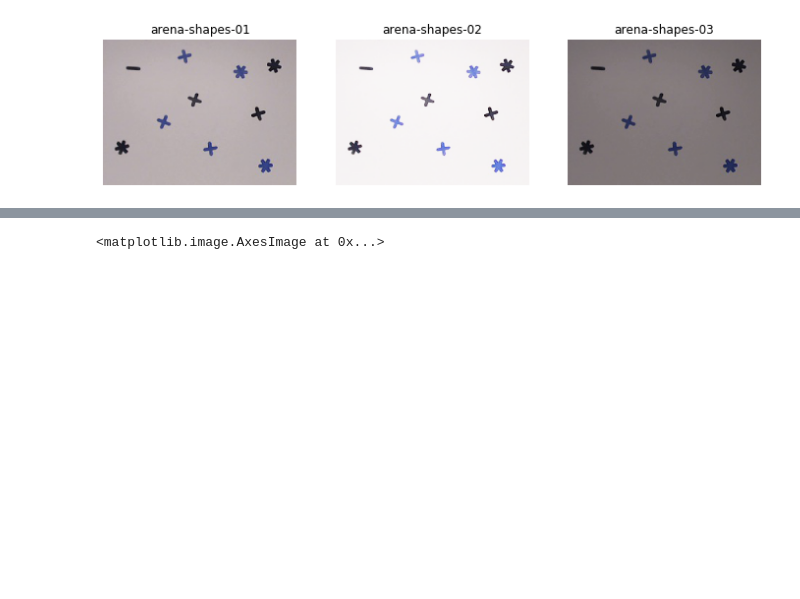
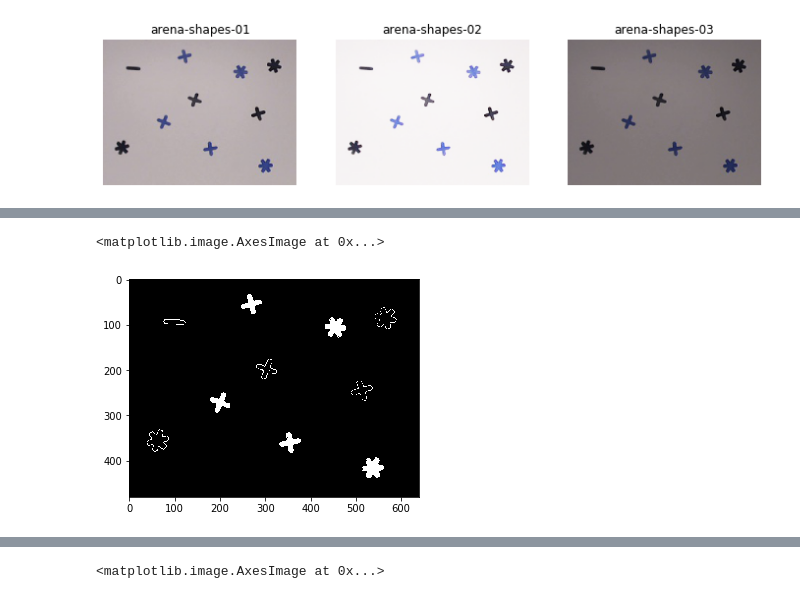
Before and after one commit to Jiang15/Image_analysis_and_pattern-recognition, a Jupyter notebook: Lab 1/lab_01_segmentation.ipynb, the cells around one changed output, grey strips where cells are left out. Saved outputs shown, nothing was run; the diff lists cells and outputs as text; code cells hidden in the pictures; blank space fills up the shorter version.

```diff
--- a/Lab 1/lab_01_segmentation.ipynb
+++ b/Lab 1/lab_01_segmentation.ipynb
@@ -708,0 +728,7 @@ plt.show()
+# %%
+k2=kmeans.copy()
+k2[k2!=2]=0
+plt.imshow(k2.reshape(img.shape[:2]), cmap='gray')
+# %% [output]
+<matplotlib.image.AxesImage at 0x...>
+[figure, added]
```
Also changed, not shown: parts of 9 cells of this notebook.
